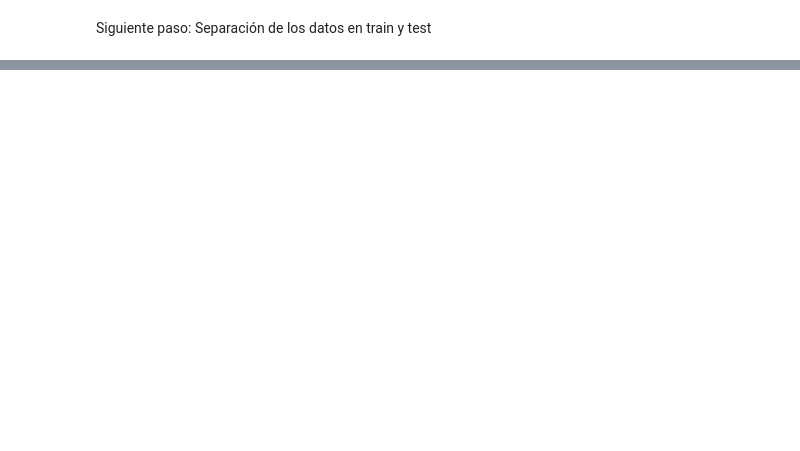
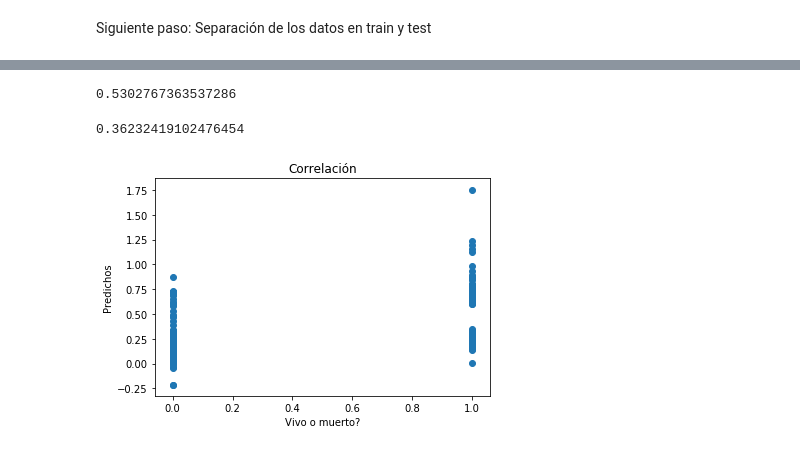
Before and after one commit to JParzival/titanic-dataset-analysis, a Jupyter notebook: jdag_titanic.ipynb, the cells around one changed output, grey strips where cells are left out. Drawn from its saved outputs; the diff is of its cells as text; code cells hidden in the pictures; blank space fills up the shorter version.

```diff
--- a/jdag_titanic.ipynb
+++ b/jdag_titanic.ipynb
@@ -112,0 +342,4 @@ x_train, x_test, y_train, y_test= train_test_split(x, y, test_size = 0.33, rando
+# %%
+rl = LinearRegression()
+# %%
+model_rl = rl.fit(x_train, y_train)
@@ -112,0 +364,4 @@ x_train, x_test, y_train, y_test= train_test_split(x, y, test_size = 0.33, rando
+# %%
+model_rl.intercept_
+# %% [output]
+0.5302767363537286
@@ -112,0 +370,18 @@ x_train, x_test, y_train, y_test= train_test_split(x, y, test_size = 0.33, rando
+# %%
+y_pred = model_rl.predict(x_test)
+
+from sklearn.metrics import r2_score
+
+print(r2_score(y_test, y_pred)) # Correlación bastante baja
+
+precisiones['Regresion'] = r2_score(y_test, y_pred)
+# %% [output]
+0.36232419102476454
+# %%
+plt.scatter(y_test, y_pred)
+plt.xlabel("Vivo o muerto?")
+plt.ylabel("Predichos")
+plt.title("Correlación")
+plt.show()
+# %% [output]
+[figure, added]
```
Also changed, not shown: parts of 71 cells of this notebook, 1 other file.
